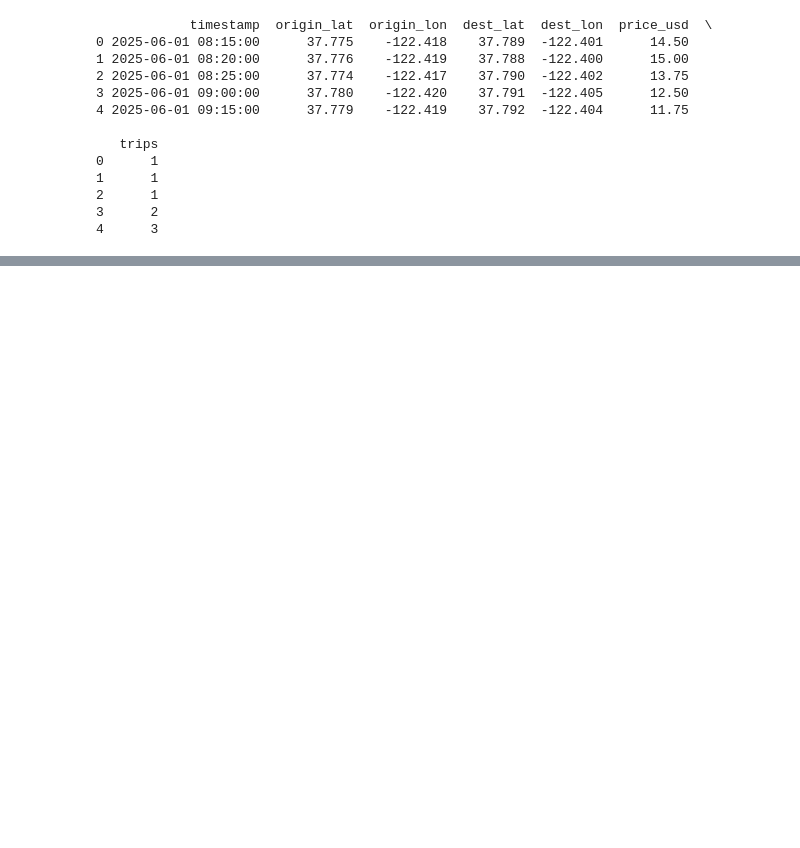
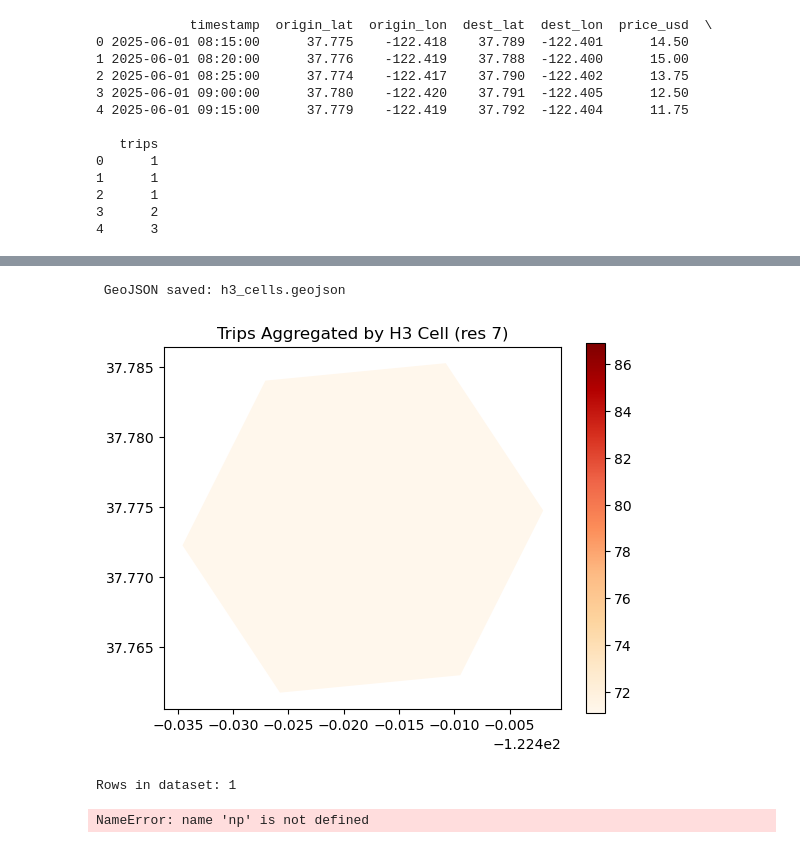
Before and after one commit to avamarinos/Uber_Internship_2025, a Jupyter notebook: Week_1/week1_exploration.ipynb, the cells around one changed output, grey strips where cells are left out. Saved outputs shown, nothing was run; the diff lists cells and outputs as text; code cells hidden in the pictures; blank space fills up the shorter version.

Commit message:
Found original git repository connecting it to relevant files now

```diff
--- a/Week_1/week1_exploration.ipynb
+++ b/Week_1/week1_exploration.ipynb
@@ -69,0 +63,14 @@ note: This error originates from a subprocess, and is likely not a problem with
+# %%
+# creates new column in dataframe containing H3 index for each row's lat and lon
+df['h3_origin'] = df.apply(
+    lambda row: h3.latlng_to_cell(row['origin_lat'], row['origin_lon'], H3_RES),
+    axis= 1
+)
+display(df.head())
+
+# groups each h3 cell by their respective trips and prices
+agg = df.groupby('h3_origin').agg(
+    trips_sum=('trips', 'sum'),
+    price_mean=('price_usd', 'mean')
+).reset_index()
+display(agg.head())
@@ -69,0 +86,44 @@ note: This error originates from a subprocess, and is likely not a problem with
+# %%
+# convert H3 index to shapely polygon
+def h3_to_polygon(h3_index):
+    boundary = h3.cell_to_boundary(h3_index)
+    boundary_lonlat = [(lon, lat) for lat, lon in boundary]
+    return Polygon(boundary_lonlat)
+
+agg['geometry'] = agg['h3_origin'].apply(h3_to_polygon)
+
+# FIX: pass column name, not Series
+gdf = gpd.GeoDataFrame(agg, geometry="geometry")
+
+# set CRS to WGS84 (lat/lon)
+gdf.set_crs(epsg=4326, inplace=True)
+
+gdf.to_file("h3_cells.geojson", driver='GeoJSON')
+print(" GeoJSON saved: h3_cells.geojson")
+
+gdf.plot(column='trips_sum', cmap='OrRd', legend=True)
+plt.title(f"Trips Aggregated by H3 Cell (res {H3_RES})")
+plt.show()
+# %% [output]
+ GeoJSON saved: h3_cells.geojson
+[figure, added]
+# %%
+gdf = gpd.read_file("h3_cells.geojson")
+# How many rows? Print
+print("Rows in dataset:", len(gdf))
+
+# Randomly mark 20% of H3 cells as treated
+np.random.seed(50)  # Fill in seed
+random_values = np.random.rand(len(gdf))
+gdf['treated'] = random_values < 0.2  # sets treated column (out of all cells, 20% will be randomly chosen to be treated)
+
+# How many treated? Print
+print("Treated cells:", gdf['treated'].sum())
+
+# Increase price by 10% in treated cells
+gdf['price_mean_new'] = gdf['price_mean']  # new price column
+gdf.loc[gdf['treated'], 'price_mean_new'] = gdf.loc[gdf['treated'], 'price_mean_new'] * 1.10
+# for all rows where gdf treated is True, increase the value in the price_mean column by 10%.
+# %% [output]
+Rows in dataset: 1
+NameError: name 'np' is not defined
```
Also changed, not shown: parts of 8 cells of this notebook, 7 other files.
